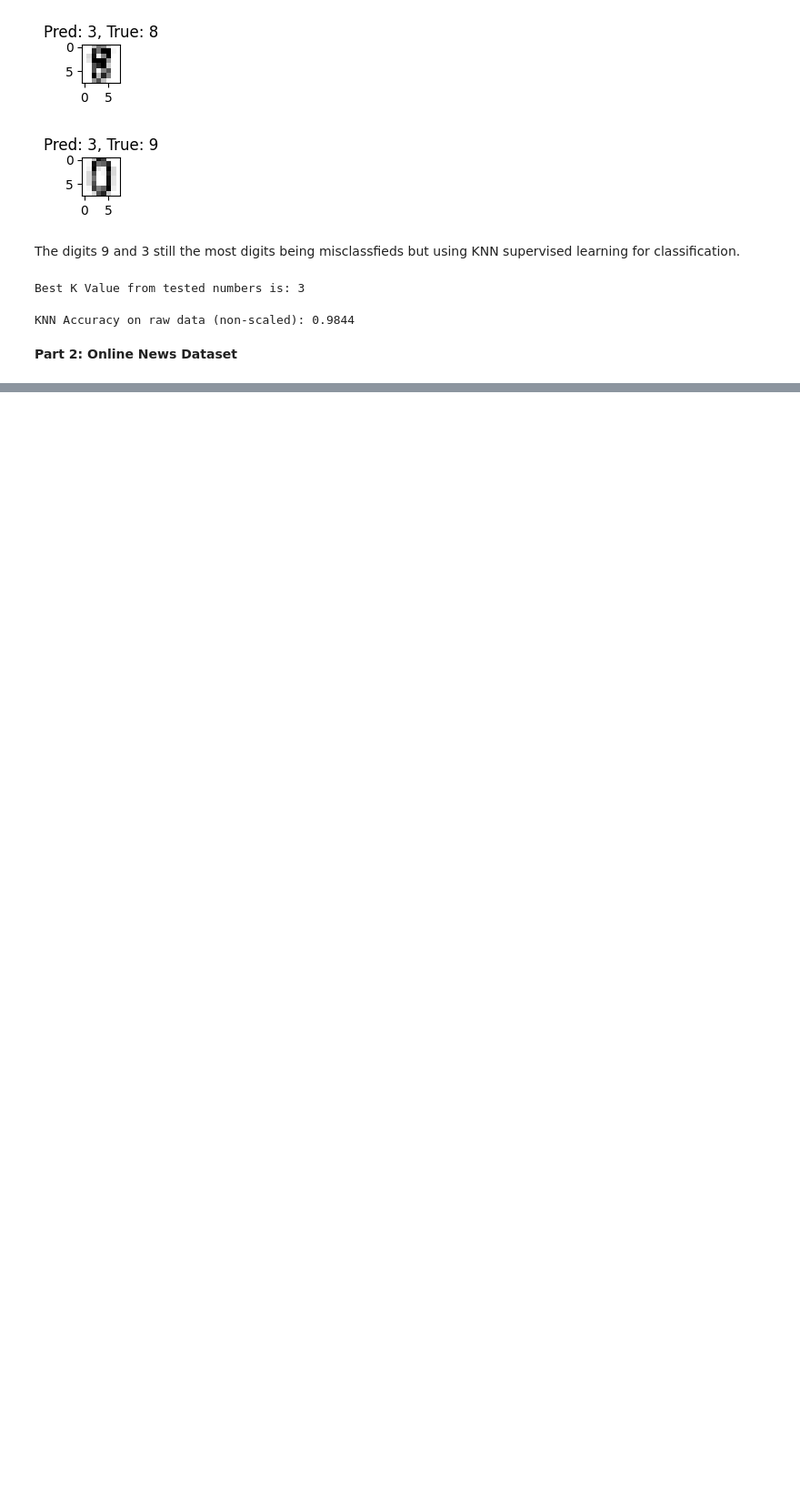
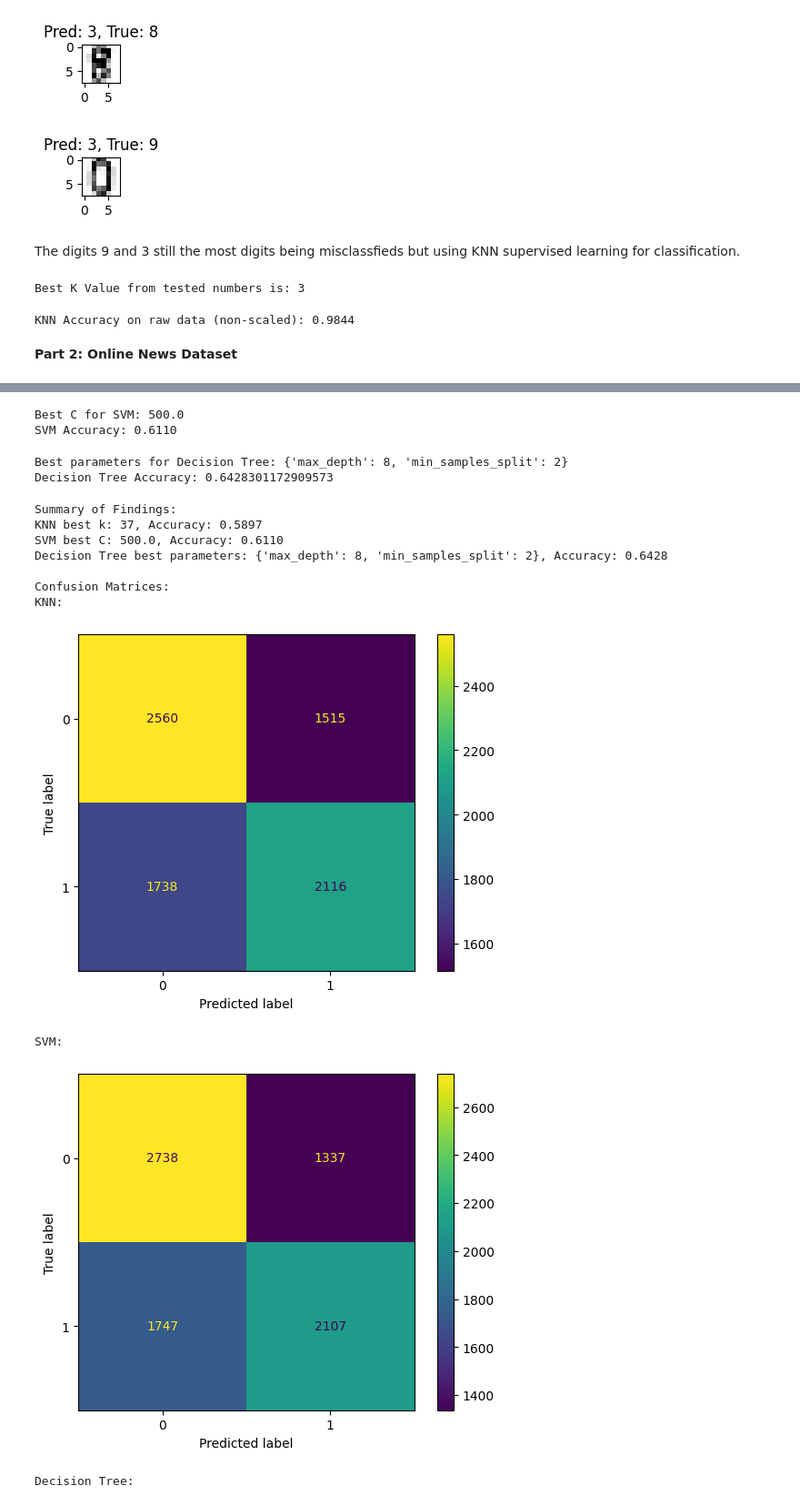
Before and after one commit to BrianErichsen/6017, a Jupyter notebook: HW5/classifiers.ipynb, the cells around one changed output, grey strips where cells are left out. Shown at 91% size. Saved outputs shown, nothing was run; the diff lists cells and outputs as text; code cells hidden in the pictures; blank space fills up the shorter version.

```diff
--- a/HW5/classifiers.ipynb
+++ b/HW5/classifiers.ipynb
@@ -198,0 +251,71 @@ KNN Accuracy on raw data (non-scaled): 0.9844
+# %%
+# SVM Classifier
+svm = SVC()
+grid_svm_values = {'C': np.linspace(1, 500, 10)}
+grid_svm = GridSearchCV(svm, grid_svm_values, cv=5)
+# using only the first 5000 articles
+grid_svm.fit(x_train[:5000], y_train[:5000])
+best_c = grid_svm.best_params_['C']
+print(f'Best C for SVM: {best_c}')
+# computes accuracy of model using best C
+svm_best = SVC(C=best_c)
+svm_best.fit(x_train, y_train)
+y_pred_svm = svm_best.predict(x_test)
+accuracy_svm = accuracy_score(y_test, y_pred_svm)
+print(f'SVM Accuracy: {accuracy_svm:.4f}')
+# %% [output]
+Best C for SVM: 500.0
+SVM Accuracy: 0.6110
+# %%
+from sklearn.tree import DecisionTreeClassifier
+# Decision Tree Classifier
+tree = DecisionTreeClassifier()
+grid_tree_values = {'max_depth': np.arange(1, 21), 'min_samples_split': np.arange(2, 21)}
+grid_tree = GridSearchCV(tree, grid_tree_values, cv=5)
+grid_tree.fit(x_train[:5000], y_train[:5000])
+best_param_tree = grid_tree.best_params_
+print(f'Best parameters for Decision Tree: {best_param_tree}')
+# builds new model based on best depth and samples to split
+tree_best = DecisionTreeClassifier(**best_param_tree)
+tree_best.fit(x_train, y_train)
+y_pred_tree = tree_best.predict(x_test)
+accuracy_tree = accuracy_score(y_test, y_pred_tree)
+print(f'Decision Tree Accuracy: {accuracy_tree}')
+# %% [output]
+Best parameters for Decision Tree: {'max_depth': 8, 'min_samples_split': 2}
+Decision Tree Accuracy: 0.6428301172909573
+# %%
+print("\nSummary of Findings:")
+print(f"KNN best k: {best_k}, Accuracy: {accuracy_knn:.4f}")
+print(f"SVM best C: {best_c}, Accuracy: {accuracy_svm:.4f}")
+print(f"Decision Tree best parameters: {best_param_tree}, Accuracy: {accuracy_tree:.4f}")
+
+# Using confusion Matrices to inlustrate data better
+disp_knn = ConfusionMatrixDisplay(confusion_matrix(y_test, y_pred_knn))
+disp_svm = ConfusionMatrixDisplay(confusion_matrix(y_test, y_pred_svm))
+disp_tree = ConfusionMatrixDisplay(confusion_matrix(y_test, y_pred_tree))
+
+print("\nConfusion Matrices:")
+print("KNN:")
+disp_knn.plot()
+plt.show()
+
+print("SVM:")
+disp_svm.plot()
+plt.show()
+
+print("Decision Tree:")
+disp_tree.plot()
+plt.show()
+# %% [output]
+Summary of Findings:
+KNN best k: 37, Accuracy: 0.5897
+SVM best C: 500.0, Accuracy: 0.6110
+Decision Tree best parameters: {'max_depth': 8, 'min_samples_split': 2}, Accuracy: 0.6428
+
+Confusion Matrices:
+KNN:
+[figure, added]
+SVM:
+[figure, added]
+Decision Tree:
```
Also changed, not shown: parts of 9 cells of this notebook, 2 other files.
